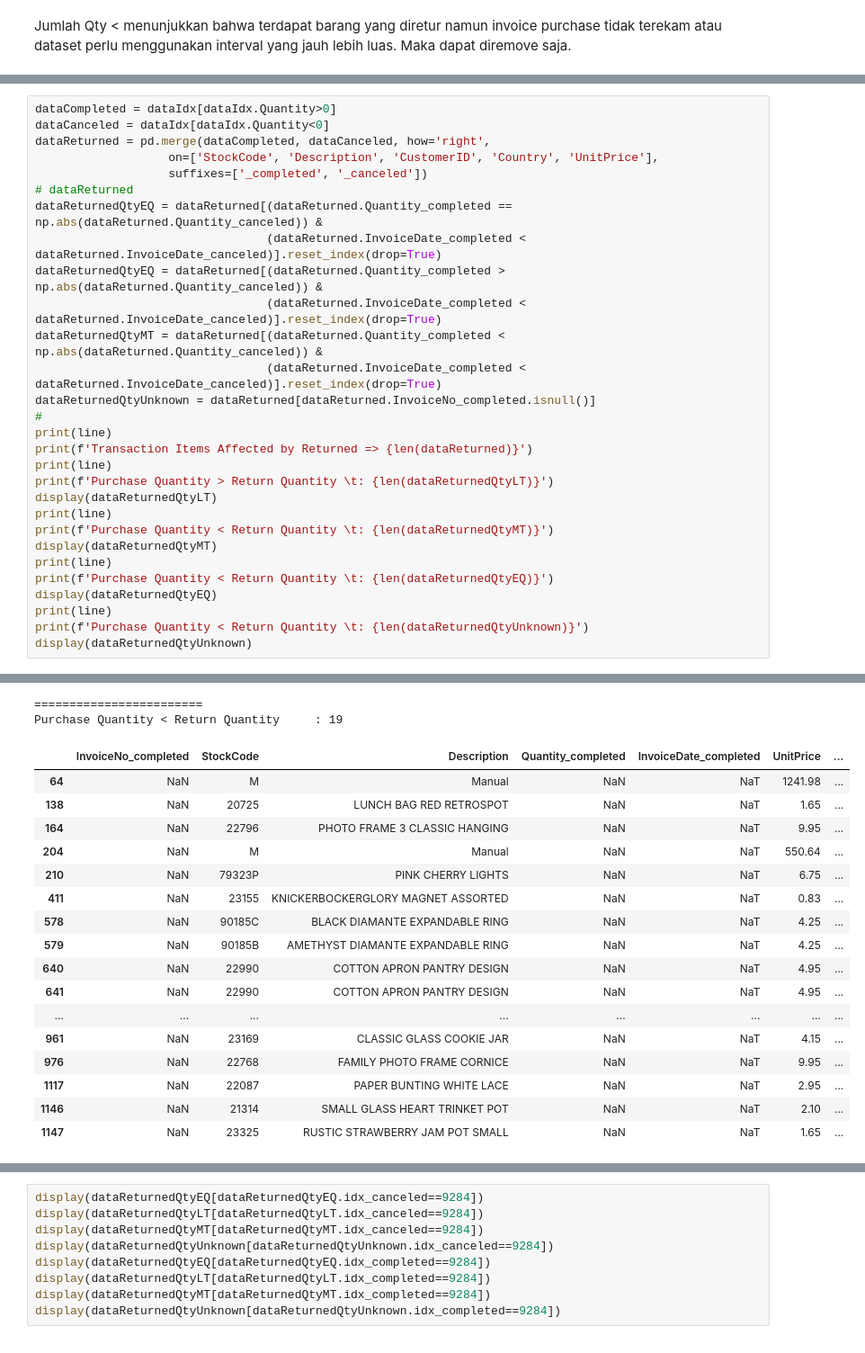
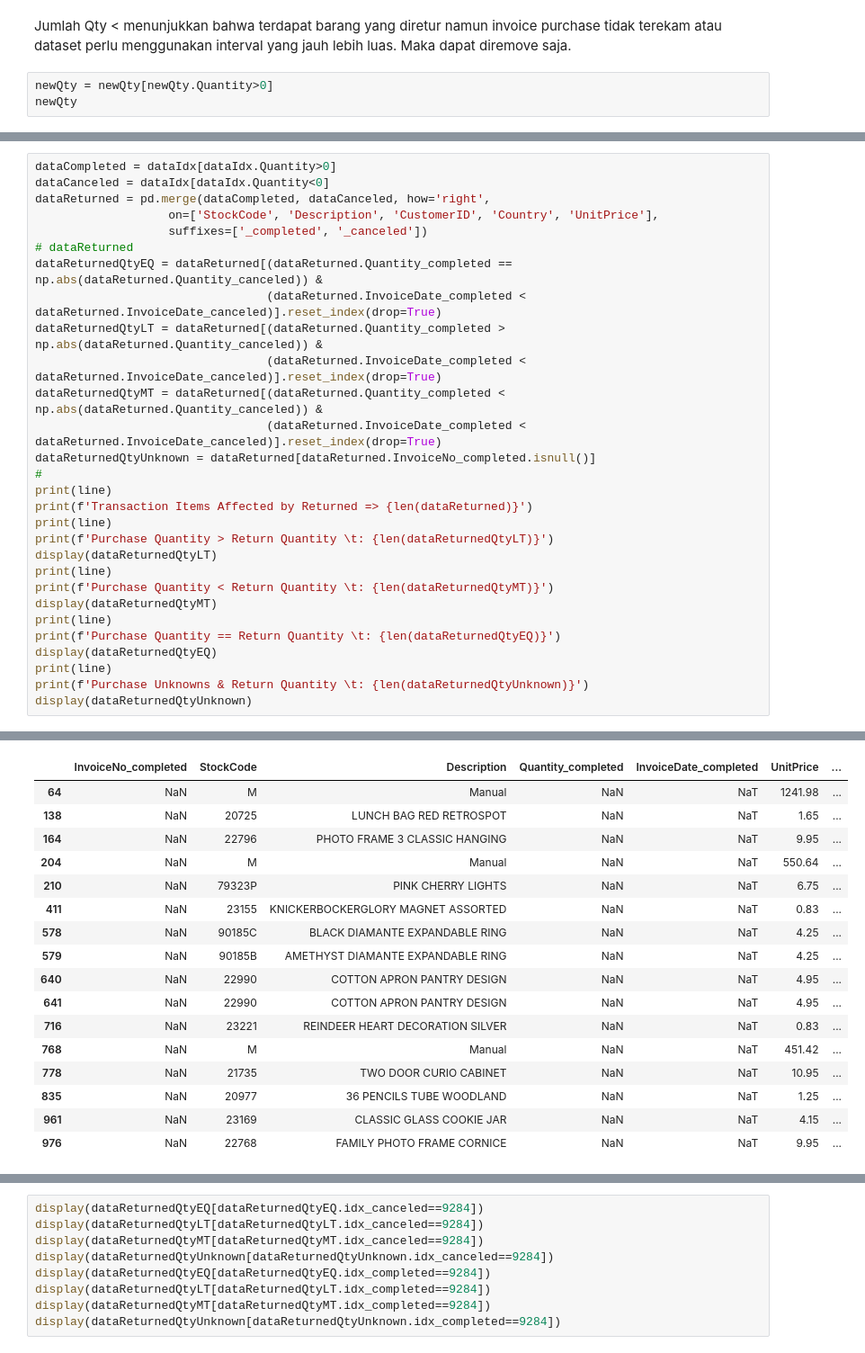
Before and after one commit to mrazakqq/Customer-Segmentation-Online-Retail, a Jupyter notebook: customer-segmentation-online-retail.ipynb, the cells around one changed output, grey strips where cells are left out. Shown at 90% size. Drawn from its saved outputs; the diff is of its cells as text.

Commit message:
data cleansing v1.21

```diff
--- a/customer-segmentation-online-retail.ipynb
+++ b/customer-segmentation-online-retail.ipynb
@@ -722,3 +713,6 @@ Num of Qty == 0 : 41
 3934 rows × 9 columns
 # %% [markdown]
 Jumlah Qty < menunjukkan bahwa terdapat barang yang diretur namun invoice purchase tidak terekam atau dataset perlu menggunakan interval yang jauh lebih luas. Maka dapat diremove saja.
+# %%
+newQty = newQty[newQty.Quantity>0]
+newQty
@@ -787,7 +777,7 @@ dataReturned = pd.merge(dataCompleted, dataCanceled, how='right',
 # dataReturned
 dataReturnedQtyEQ = dataReturned[(dataReturned.Quantity_completed == np.abs(dataReturned.Quantity_canceled)) &
                                  (dataReturned.InvoiceDate_completed < dataReturned.InvoiceDate_canceled)].reset_index(drop=True)
-dataReturnedQtyEQ = dataReturned[(dataReturned.Quantity_completed > np.abs(dataReturned.Quantity_canceled)) &
+dataReturnedQtyLT = dataReturned[(dataReturned.Quantity_completed > np.abs(dataReturned.Quantity_canceled)) &
                                  (dataReturned.InvoiceDate_completed < dataReturned.InvoiceDate_canceled)].reset_index(drop=True)
 dataReturnedQtyMT = dataReturned[(dataReturned.Quantity_completed < np.abs(dataReturned.Quantity_canceled)) &
                                  (dataReturned.InvoiceDate_completed < dataReturned.InvoiceDate_canceled)].reset_index(drop=True)
@@ -802,10 +792,10 @@ print(line)
 print(f'Purchase Quantity < Return Quantity \t: {len(dataReturnedQtyMT)}')
 display(dataReturnedQtyMT)
 print(line)
-print(f'Purchase Quantity < Return Quantity \t: {len(dataReturnedQtyEQ)}')
+print(f'Purchase Quantity == Return Quantity \t: {len(dataReturnedQtyEQ)}')
 display(dataReturnedQtyEQ)
 print(line)
-print(f'Purchase Quantity < Return Quantity \t: {len(dataReturnedQtyUnknown)}')
+print(f'Purchase Unknowns & Return Quantity \t: {len(dataReturnedQtyUnknown)}')
 display(dataReturnedQtyUnknown)
 # %% [output]
 ========================
@@ -859,19 +826,17 @@ Purchase Quantity < Return Quantity     : 13
-========================
-Purchase Quantity < Return Quantity     : 19
 |  | InvoiceNo_completed | StockCode | Description | Quantity_completed | InvoiceDate_completed | UnitPrice | ... |
 | 64 | NaN | M | Manual | NaN | NaT | 1241.98 | ... |
 | 138 | NaN | 20725 | LUNCH BAG RED RETROSPOT | NaN | NaT | 1.65 | ... |
 | 164 | NaN | 22796 | PHOTO FRAME 3 CLASSIC HANGING | NaN | NaT | 9.95 | ... |
 | 204 | NaN | M | Manual | NaN | NaT | 550.64 | ... |
 | 210 | NaN | 79323P | PINK CHERRY LIGHTS | NaN | NaT | 6.75 | ... |
 | 411 | NaN | 23155 | KNICKERBOCKERGLORY MAGNET ASSORTED | NaN | NaT | 0.83 | ... |
 | 578 | NaN | 90185C | BLACK DIAMANTE EXPANDABLE RING | NaN | NaT | 4.25 | ... |
 | 579 | NaN | 90185B | AMETHYST DIAMANTE EXPANDABLE RING | NaN | NaT | 4.25 | ... |
 | 640 | NaN | 22990 | COTTON APRON PANTRY DESIGN | NaN | NaT | 4.95 | ... |
 | 641 | NaN | 22990 | COTTON APRON PANTRY DESIGN | NaN | NaT | 4.95 | ... |
-| ... | ... | ... | ... | ... | ... | ... | ... |
+| 716 | NaN | 23221 | REINDEER HEART DECORATION SILVER | NaN | NaT | 0.83 | ... |
+| 768 | NaN | M | Manual | NaN | NaT | 451.42 | ... |
+| 778 | NaN | 21735 | TWO DOOR CURIO CABINET | NaN | NaT | 10.95 | ... |
+| 835 | NaN | 20977 | 36 PENCILS TUBE WOODLAND | NaN | NaT | 1.25 | ... |
 | 961 | NaN | 23169 | CLASSIC GLASS COOKIE JAR | NaN | NaT | 4.15 | ... |
 | 976 | NaN | 22768 | FAMILY PHOTO FRAME CORNICE | NaN | NaT | 9.95 | ... |
-| 1117 | NaN | 22087 | PAPER BUNTING WHITE LACE | NaN | NaT | 2.95 | ... |
-| 1146 | NaN | 21314 | SMALL GLASS HEART TRINKET POT | NaN | NaT | 2.10 | ... |
-| 1147 | NaN | 23325 | RUSTIC STRAWBERRY JAM POT SMALL | NaN | NaT | 1.65 | ... |
```
Also changed, not shown: parts of 19 cells of this notebook.
